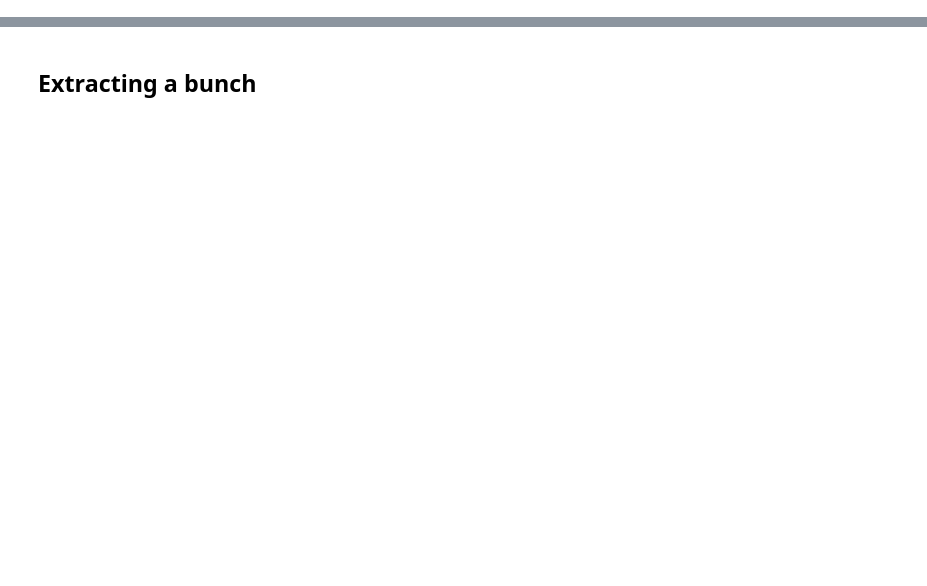
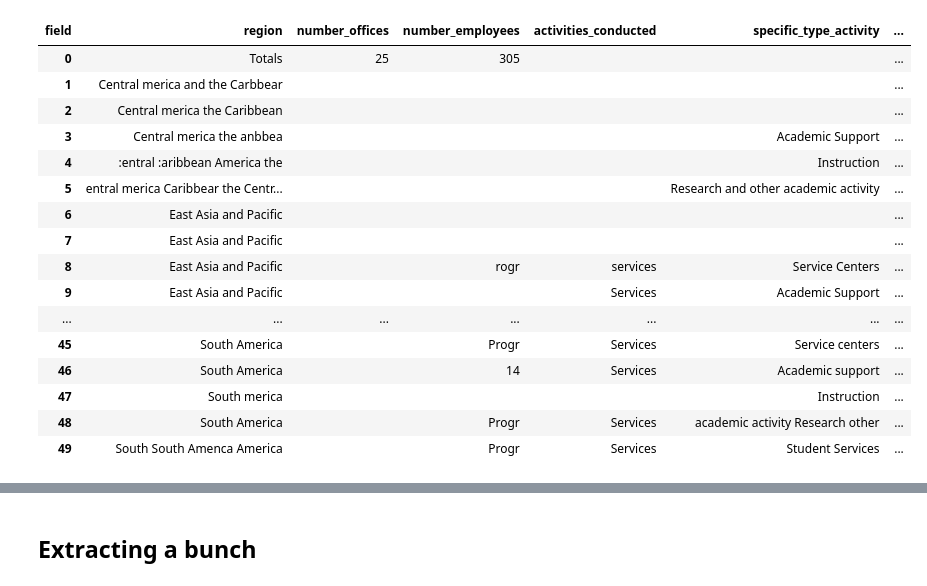
Before and after one commit to ethanscorey/parse_990_textract, a Jupyter notebook: debug_notebook.ipynb, the cells around one changed output, grey strips where cells are left out. Drawn from its saved outputs; the diff is of its cells as text; code cells hidden in the pictures; blank space fills up the shorter version.

Commit message:
Main filing parser is mostly working. More tweaking to do on Schedule F.

```diff
--- a/debug_notebook.ipynb
+++ b/debug_notebook.ipynb
@@ -36,9 +37,9 @@ schedule_f_tablemap_df = pd.read_csv("schedule_f_table_roadmap.csv")
 schedule_f_table_extractor_df = pd.read_csv("schedule_f_table_extractors.csv")
 schedule_f_row_extractor_df = pd.read_csv("schedule_f_row_extractors.csv")
 # %%
-PART_I_HEADER = r"\(a\) Region\s*\(b\)\s*N|Schedule F,? Part I\b"
-PART_II_HEADER = r"\([cC]\) Region\s*\(d\)\s*P|Schedule F,? Part II\b"
-PART_III_HEADER = r"\(b\) Region\s*\(c\)\s*N|Schedule F,? Part III\b"
+PART_I_HEADER = r"\(a\)\s*Region|\(d\)\s*Activities|\(e\)\s*If activity|\(f\)Total expenditures"
+PART_II_HEADER = r"\(b\)\s*IRS code|\(c\)\s*Region|\(d\)\s*Purpose|\(f\)\s*Manner|\(h\)\s*Description"
+PART_III_HEADER = r"\(b\)\s*Region|\(e\)\s*Manner of cash|\(h\)\s*Method of va"
 PART_I_TABLE_NAME = "Activities per Region"
 PART_II_TABLE_NAME = r"Grants to Organizations Outside the United States"
 PART_III_TABLE_NAME = "Grants to Individuals Outside the United States"
@@ -181,0 +46,5 @@ test_results.iloc[140:].to_frame()
+# %%
+TEST_DFS = [
+    open_df(bucket, job_id)
+    for job_id in TEST_JOB_IDS
+]
@@ -182,2 +136,14 @@ test_results.iloc[140:].to_frame()
 # %%
-test_lines.loc[test_lines["Text"].str.contains("\(b\) Number")]
+test_lines = TEST_DFS[0].loc[
+    lambda df: df["BlockType"] == "LINE"
+]
+test_words = TEST_DFS[0].loc[
+    lambda df: df["BlockType"] == "WORD"
+]
+test_pages = test_lines.groupby("Page")
+part_i_table_pages = find_table_pages(
+    test_pages["Text"].agg(lambda words: " ".join(words)), "Schedule F Part I"
+)
+test_pagemap = find_pages(test_lines)
+test_roadmap = create_roadmap(test_lines, roadmap_df, test_pagemap)
+test_extractors = create_extractors(extractor_df, test_roadmap, test_pagemap)
@@ -188,0 +150,27 @@ test_lines.loc[test_lines["Text"].str.contains("\(b\) Number")]
+# %%
+part_i_table = extract_table_data(
+    test_pages, test_lines, test_words,
+    PART_I_HEADER, PART_I_TABLE_NAME,
+    schedule_f_tablemap_df, schedule_f_table_extractor_df,
+    schedule_f_row_extractor_df
+)
+# %%
+part_i_table.head(50)
+# %% [output]
+| field | region | number_offices | number_employees | activities_conducted | specific_type_activity | ... |
+| 0 | Totals | 25 | 305 |  |  | ... |
+| 1 | Central merica and the Carbbear |  |  |  |  | ... |
+| 2 | Central merica the Caribbean |  |  |  |  | ... |
+| 3 | Central merica the anbbea |  |  |  | Academic Support | ... |
+| 4 | :entral :aribbean America the |  |  |  | Instruction | ... |
+| 5 | entral merica Caribbear the Centr... |  |  |  | Research and other academic activity | ... |
+| 6 | East Asia and Pacific |  |  |  |  | ... |
+| 7 | East Asia and Pacific |  |  |  |  | ... |
+| 8 | East Asia and Pacific |  | rogr | services | Service Centers | ... |
+| 9 | East Asia and Pacific |  |  | Services | Academic Support | ... |
+| ... | ... | ... | ... | ... | ... | ... |
+| 45 | South America |  | Progr | Services | Service centers | ... |
+| 46 | South America |  | 14 | Services | Academic support | ... |
+| 47 | South merica |  |  |  | Instruction | ... |
+| 48 | South America |  | Progr | Services | academic activity Research other | ... |
+| 49 | South South Amenca America |  | Progr | Services | Student Services | ... |
```
Also changed, not shown: parts of 126 cells of this notebook, 13 other files.
